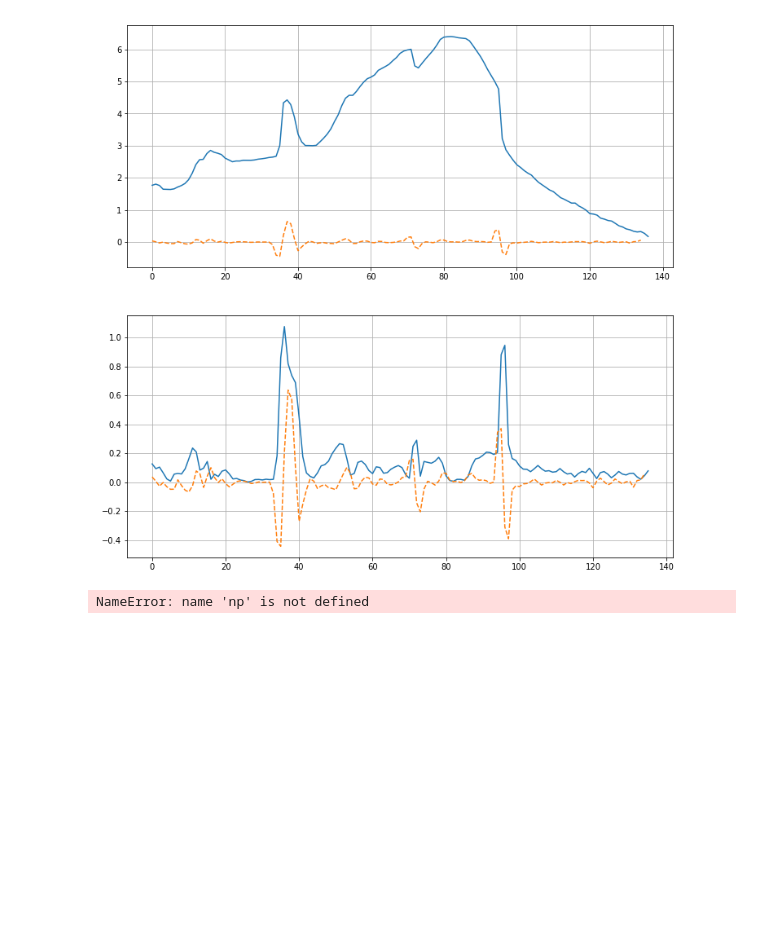
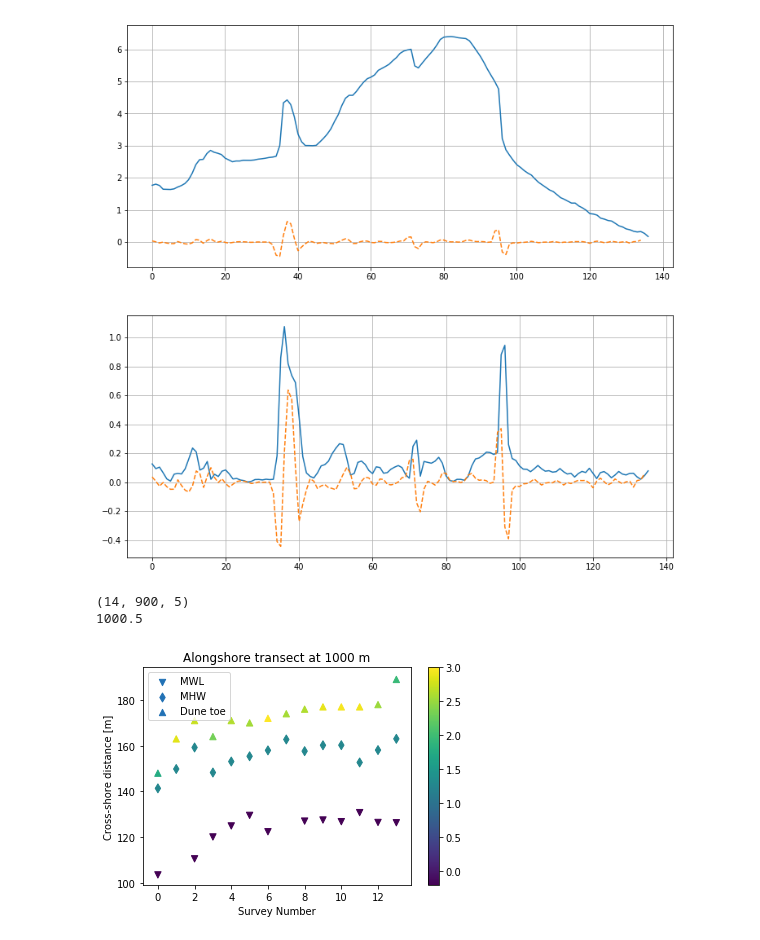
Before and after one commit to csherwood-usgs/Raster_calcs, a Jupyter notebook: Sandwich_profiles_from_xarray.ipynb, the cells around one changed output. Cells and saved outputs as stored; diff of their text form; code cells hidden in the pictures; blank space fills up the shorter version.

```diff
--- a/Sandwich_profiles_from_xarray.ipynb
+++ b/Sandwich_profiles_from_xarray.ipynb
@@ -209,6 +211,9 @@ def pmetrics(x, y, z, aspect, MWL, MHW, dx=1.):
 
     return m
 # %%
+import warnings
+warnings.filterwarnings('ignore')
+
 # cross-shore coordinates are positive toward ocean...flip them around
 itransect = 80
 imap=3
@@ -216,17 +221,38 @@ MWL=-0.2
 MHW=1.28
 
 nmaps,ntransects,ncross = np.shape(da)
+
+ma = np.empty([nmaps,900,5])
+
 for imap in range(nmaps):
     slope, aspect, kp, kc = hmetrics( da[imap,:,:].values )
-    itransect=800
 
-#for itransect in range(ntransects):
-    z = np.flip( da[imap,itransect,:].values, 0 )
-    x = np.flip( da.coords['Cross-shore'].values, 0)
-    a = np.flip( aspect[itransect], 0)
-    # reverse x-axis direction...now starts some arbitrary distance offshore
-    xr = np.max(x)-x
-    m = pmetrics(xr,itransect,z,a,MWL,MHW)
-    print(itransect,m['xMWL'])
+    for i, itransect in enumerate(range(200,1100)):
+        z = np.flip( da[imap,itransect,:].values, 0 )
+        x = np.flip( da.coords['Cross-shore'].values, 0)
+        a = np.flip( aspect[itransect], 0)
+        # reverse x-axis direction...now starts some arbitrary distance offshore
+        xr = np.max(x)-x
+        m = pmetrics(xr,i,z,a,MWL,MHW)
+        ma[imap,i,:]=np.array([ m['xMWL'],m['xMHW'],m['xdtoe'],m['dtoe'],m['bslope']])
-# %% [output]
-NameError: name 'np' is not defined
+# %%
+print(np.shape(ma))
+seq_col_brew = sns.color_palette("Blues_r", 3)
+sns.set_palette(seq_col_brew)
+
+
+iy = 800
+print(da.coords['Alongshore'].values[iy+200])
+plt.scatter(range(nmaps),ma[:,iy,0],40,np.ones_like(ma[:,iy,3])*MWL,marker='v',label='MWL',vmin = -.2, vmax=3)
+plt.scatter(range(nmaps),ma[:,iy,1],40,np.ones_like(ma[:,iy,3])*MHW,marker='d',label='MHW',vmin = -.2, vmax=3)
+plt.scatter(range(nmaps),ma[:,iy,2],40,ma[:,iy,3],label='Dune toe',marker='^',vmin = -.2, vmax=3)
+plt.colorbar()
+
+plt.ylabel('Cross-shore distance [m]')
+plt.xlabel('Survey Number')
+plt.title('Alongshore transect at '+str(int(da.coords['Alongshore'].values[iy+200]))+' m')
+plt.legend();
+# %% [output]
+(14, 900, 5)
+1000.5
+[figure, added]
```
Also changed, not shown: parts of 4 cells of this notebook.
